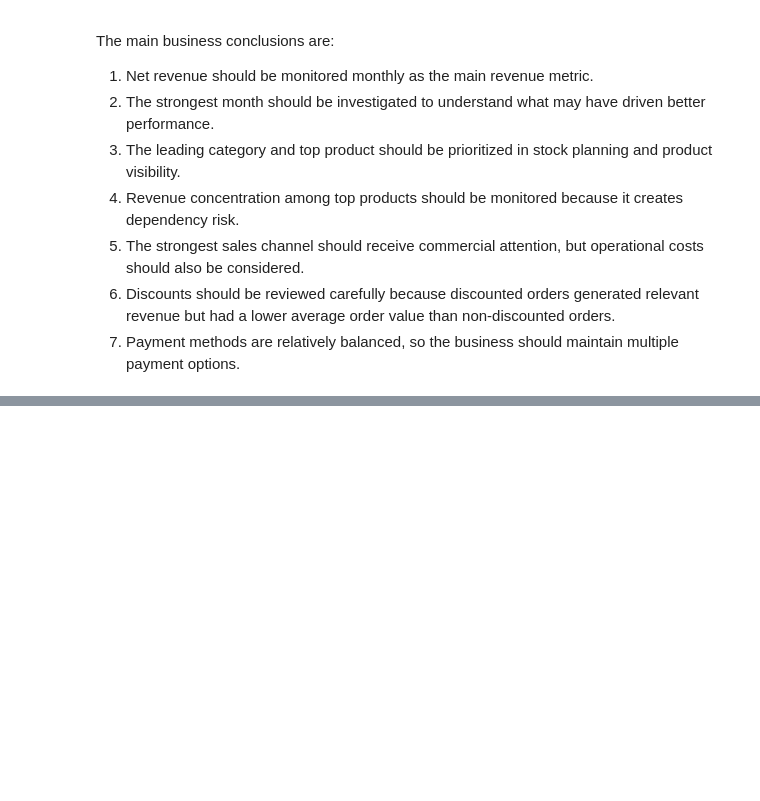
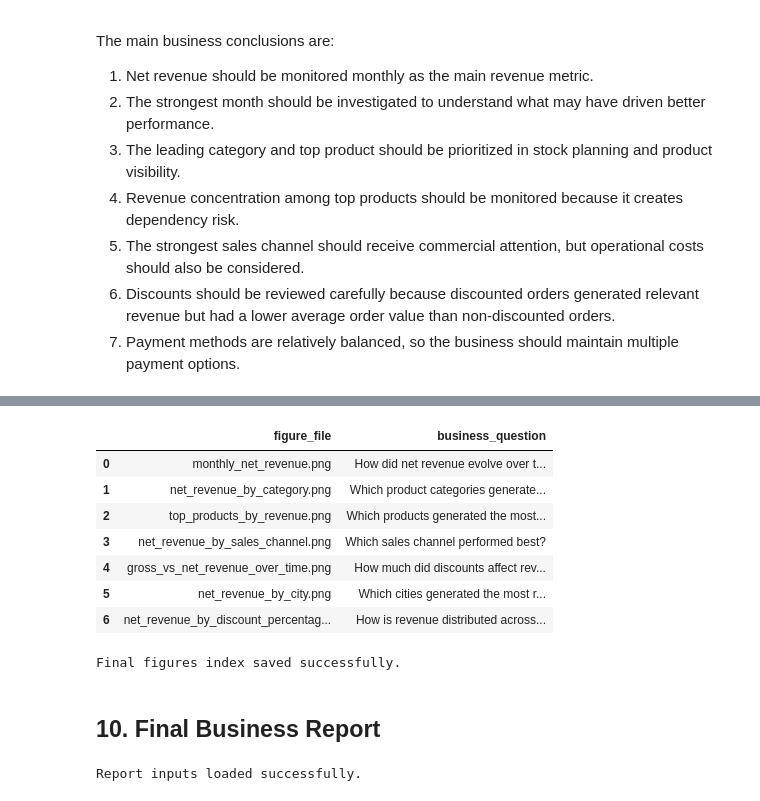
Before and after one commit to JoalysonLima/small-business-sales-analysis, a Jupyter notebook: notebooks/01_sales_cleaning_analysis.ipynb, the cells around one changed output, grey strips where cells are left out. Drawn from its saved outputs; the diff is of its cells as text; code cells hidden in the pictures; blank space fills up the shorter version.

Commit message:
docs: Add final business report.

```diff
--- a/notebooks/01_sales_cleaning_analysis.ipynb
+++ b/notebooks/01_sales_cleaning_analysis.ipynb
@@ -3281,0 +3310,58 @@ The main business conclusions are:
+# %%
+final_figures_index = pd.DataFrame({
+    "figure_file": [
+        "monthly_net_revenue.png",
+        "net_revenue_by_category.png",
+        "top_products_by_revenue.png",
+        "net_revenue_by_sales_channel.png",
+        "gross_vs_net_revenue_over_time.png",
+        "net_revenue_by_city.png",
+        "net_revenue_by_discount_percentage.png"
+    ],
+    "business_question": [
+        "How did net revenue evolve over time?",
+        "Which product categories generated the most revenue?",
+        "Which products generated the most revenue?",
+        "Which sales channel performed best?",
+        "How much did discounts affect revenue over time?",
+        "Which cities generated the most revenue?",
+        "How is revenue distributed across discount levels?"
+    ]
+})
+
+final_figures_index
+# %% [output]
+|  | figure_file | business_question |
+| 0 | monthly_net_revenue.png | How did net revenue evolve over t... |
+| 1 | net_revenue_by_category.png | Which product categories generate... |
+| 2 | top_products_by_revenue.png | Which products generated the most... |
+| 3 | net_revenue_by_sales_channel.png | Which sales channel performed best? |
+| 4 | gross_vs_net_revenue_over_time.png | How much did discounts affect rev... |
+| 5 | net_revenue_by_city.png | Which cities generated the most r... |
+| 6 | net_revenue_by_discount_percentag... | How is revenue distributed across... |
+# %%
+final_figures_index.to_csv(
+    PROJECT_ROOT / "reports" / "final_figures_index.csv",
+    index=False
+)
+
+print("Final figures index saved successfully.")
+# %% [output]
+Final figures index saved successfully.
+# %% [markdown]
+## 10. Final Business Report
+# %%
+REPORTS_PATH = PROJECT_ROOT / "reports"
+FIGURES_PATH = REPORTS_PATH / "figures"
+
+final_report_path = REPORTS_PATH / "final_report.md"
+
+executive_metrics = pd.read_csv(REPORTS_PATH / "executive_metrics_summary.csv")
+cleaning_summary = pd.read_csv(REPORTS_PATH / "cleaning_summary.csv")
+business_insights = pd.read_csv(REPORTS_PATH / "business_insights.csv")
+business_recommendations = pd.read_csv(REPORTS_PATH / "business_recommendations.csv")
+final_figures_index = pd.read_csv(REPORTS_PATH / "final_figures_index.csv")
+
+print("Report inputs loaded successfully.")
+# %% [output]
+Report inputs loaded successfully.
```
Also changed, not shown: parts of 8 cells of this notebook, 5 other files.
